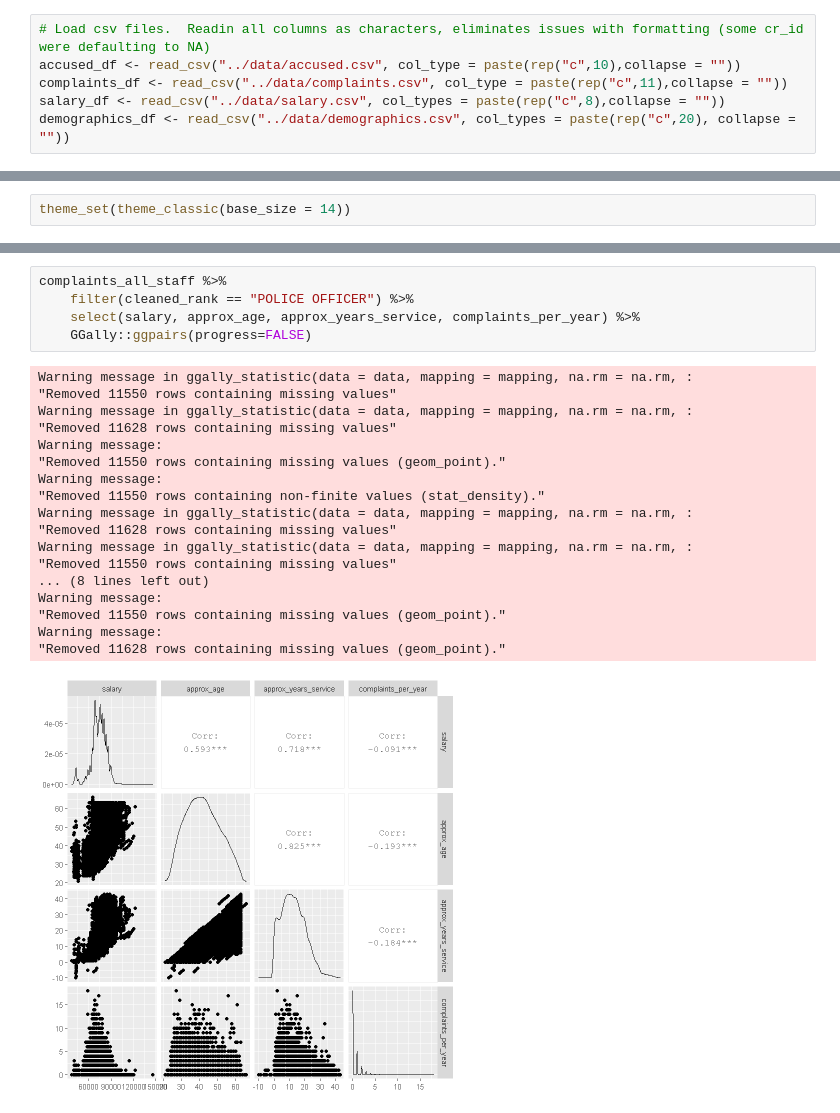
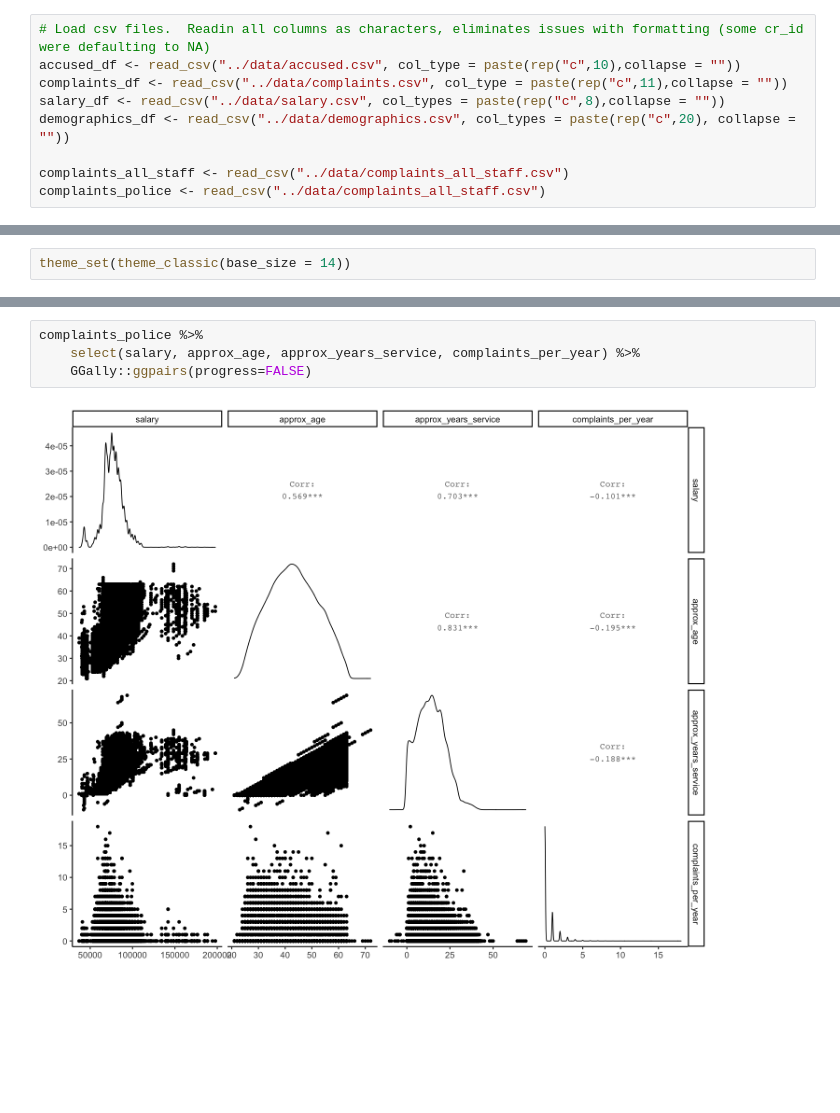
Before and after one commit to micahkwok/Group15, a Jupyter notebook: eda/EDA.ipynb, the cells around one changed output, grey strips where cells are left out. Drawn from its saved outputs; the diff is of its cells as text; blank space fills up the shorter version.

```diff
--- a/eda/EDA.ipynb
+++ b/eda/EDA.ipynb
@@ -46,3 +28,6 @@ accused_df <- read_csv("../data/accused.csv", col_type = paste(rep("c",10),colla
 complaints_df <- read_csv("../data/complaints.csv", col_type = paste(rep("c",11),collapse = ""))
 salary_df <- read_csv("../data/salary.csv", col_types = paste(rep("c",8),collapse = ""))
 demographics_df <- read_csv("../data/demographics.csv", col_types = paste(rep("c",20), collapse = ""))
+
+complaints_all_staff <- read_csv("../data/complaints_all_staff.csv")
+complaints_police <- read_csv("../data/complaints_all_staff.csv")
@@ -350,24 +427,6 @@ ggplot(compaint_rates, aes(x = salary, y = complaint_rate)) +
 # %%
-complaints_all_staff %>%
-    filter(cleaned_rank == "POLICE OFFICER") %>%
+complaints_police %>%
     select(salary, approx_age, approx_years_service, complaints_per_year) %>%
     GGally::ggpairs(progress=FALSE)
 # %% [output]
-Warning message in ggally_statistic(data = data, mapping = mapping, na.rm = na.rm, :
-"Removed 11550 rows containing missing values"
-Warning message in ggally_statistic(data = data, mapping = mapping, na.rm = na.rm, :
-"Removed 11628 rows containing missing values"
-Warning message:
-"Removed 11550 rows containing missing values (geom_point)."
-Warning message:
-"Removed 11550 rows containing non-finite values (stat_density)."
-Warning message in ggally_statistic(data = data, mapping = mapping, na.rm = na.rm, :
-"Removed 11628 rows containing missing values"
-Warning message in ggally_statistic(data = data, mapping = mapping, na.rm = na.rm, :
-"Removed 11550 rows containing missing values"
-... (8 lines left out)
-Warning message:
-"Removed 11550 rows containing missing values (geom_point)."
-Warning message:
-"Removed 11628 rows containing missing values (geom_point)."
-[figure, old version]
+[figure, new version]
```
Also changed, not shown: parts of 25 cells of this notebook.
